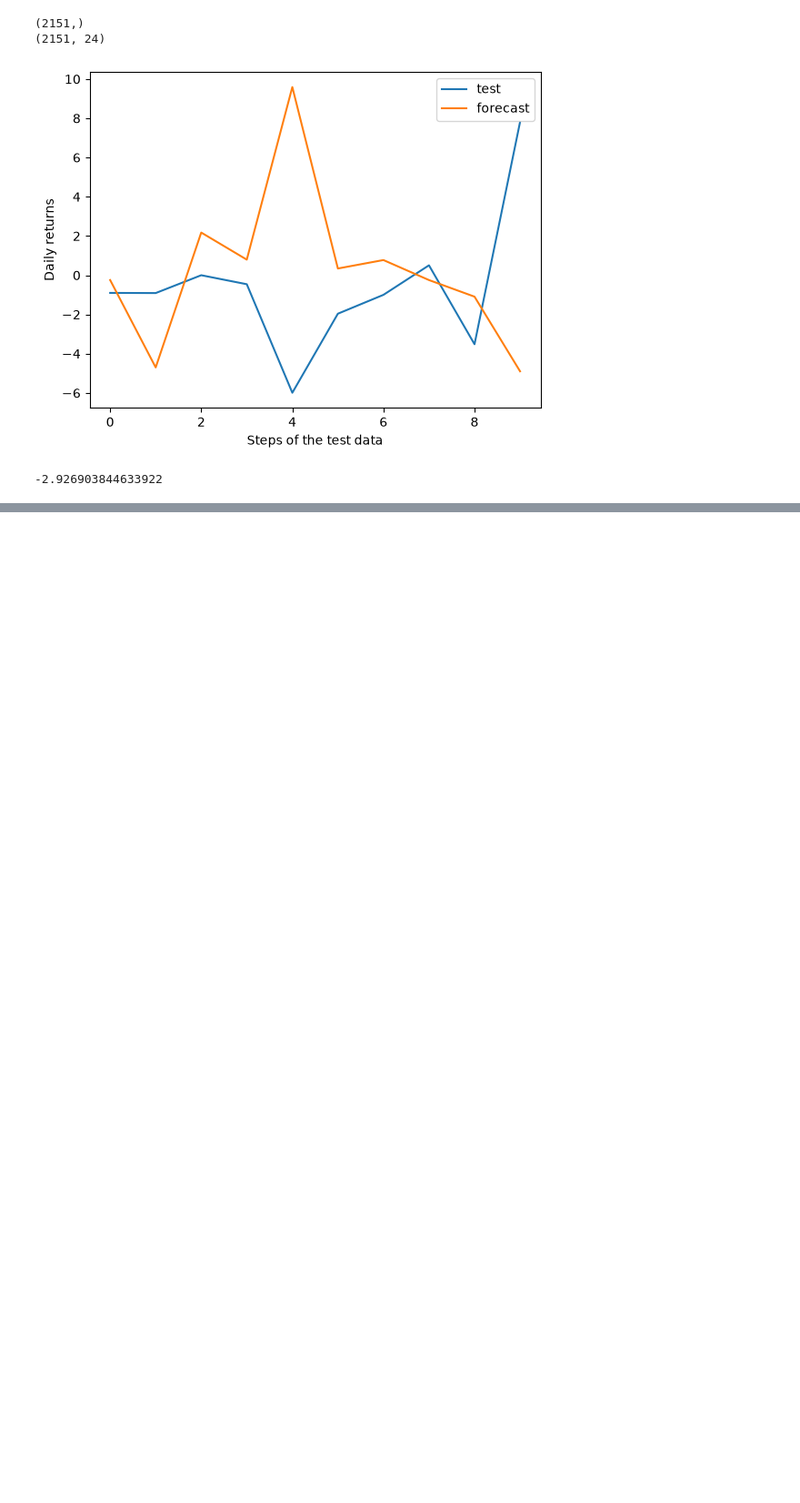
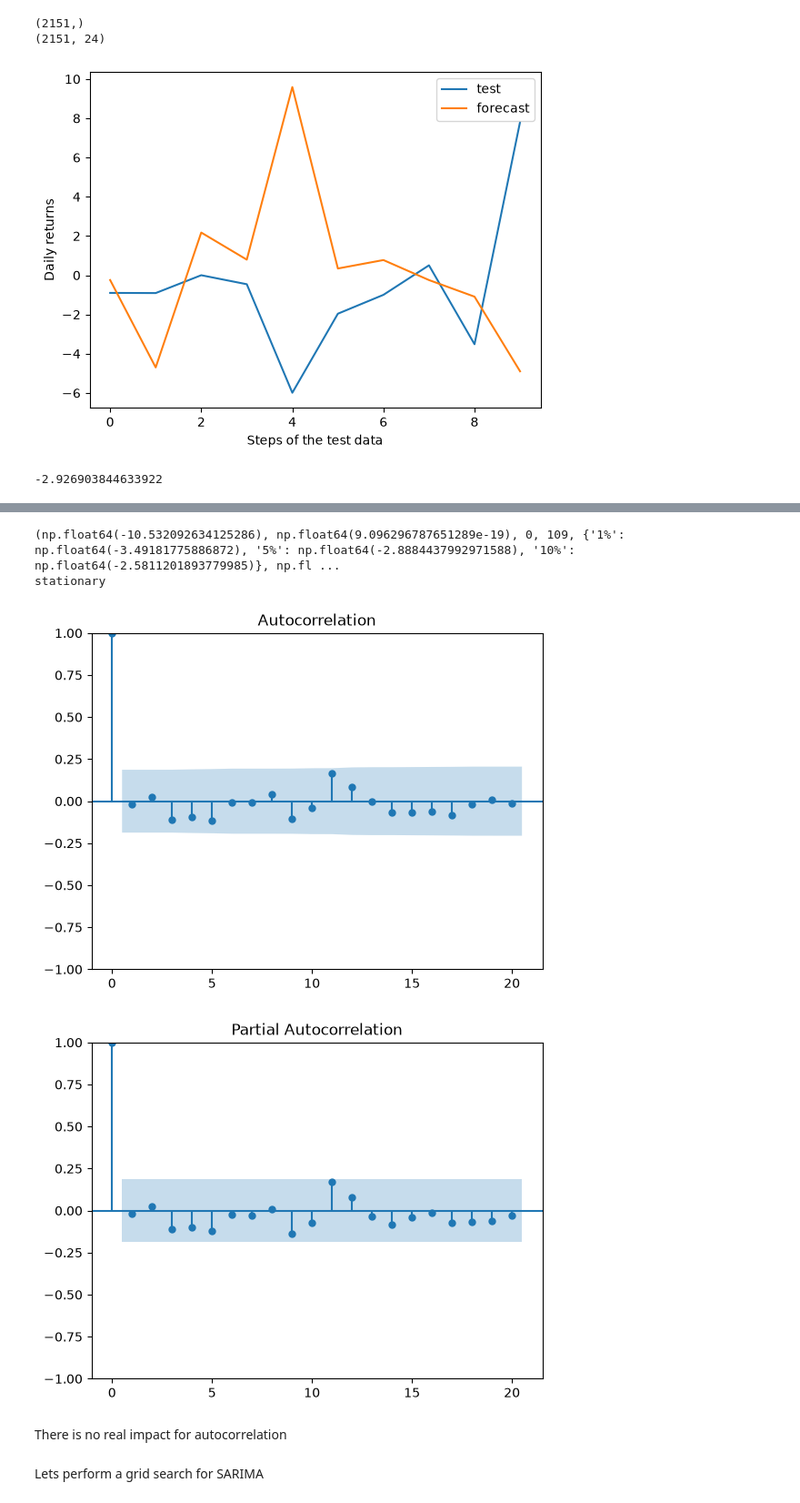
Before and after one commit to Udeani4/SectorLevel_StockPerformance_Predictoion, a Jupyter notebook: FCMB_stock_pred.ipynb, the cells around one changed output, grey strips where cells are left out. Shown at 91% size. Cells and saved outputs as stored; diff of their text form; code cells hidden in the pictures; blank space fills up the shorter version.

```diff
--- a/FCMB_stock_pred.ipynb
+++ b/FCMB_stock_pred.ipynb
@@ -1712,0 +1808,28 @@ r2_score(test, fcst)
+# %%
+## Test stationarity
+
+from statsmodels.tsa.stattools import adfuller
+
+result = adfuller(end_month_df['returns'])
+print(result)
+pvalue = result[1]
+if pvalue < 0.05:
+    print('stationary')
+else:
+    print('not stationary')
+# %% [output]
+(np.float64(-10.532092634125286), np.float64(9.096296787651289e-19), 0, 109, {'1%': np.float64(-3.49181775886872), '5%': np.float64(-2.8884437992971588), '10%': np.float64(-2.5811201893779985)}, np.fl ...
+stationary
+# %%
+# Plotting the autocorrelation function and the partial autocorrelation function
+from statsmodels.graphics.tsaplots import plot_acf, plot_pacf
+plot_acf(end_month_df['returns'], lags=20)
+plot_pacf(end_month_df['returns'], lags=20)
+plt.show()
+# %% [output]
+[figure, added]
+[figure, added]
+# %% [markdown]
+There is no real impact for autocorrelation
+# %% [markdown]
+Lets perform a grid search for SARIMA
```
Also changed, not shown: parts of 48 cells of this notebook.
